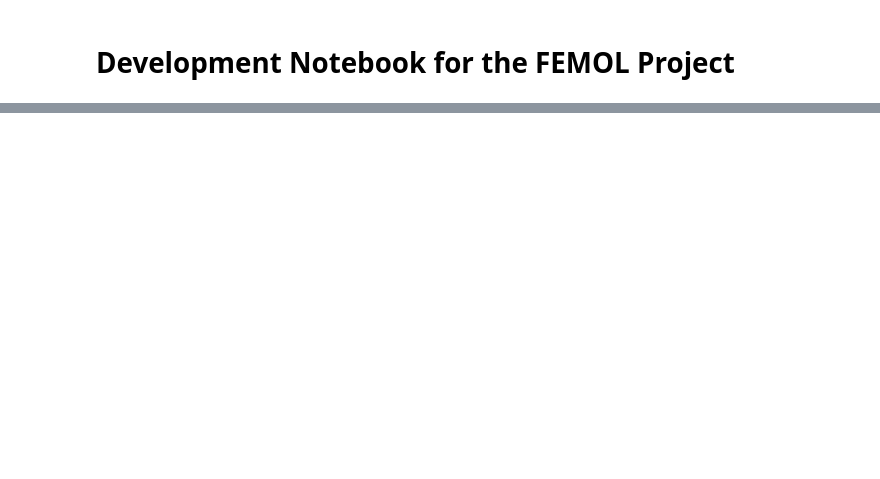
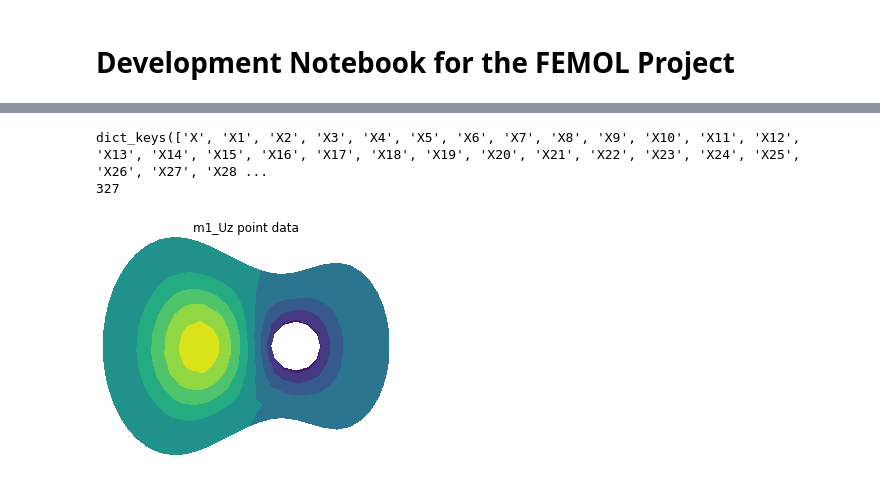
Before and after one commit to olivecha/FEMOL, a Jupyter notebook: DEV_Notebook.ipynb, the cells around one changed output, grey strips where cells are left out. Cells and saved outputs as stored; diff of their text form; code cells hidden in the pictures; blank space fills up the shorter version.

```diff
--- a/DEV_Notebook.ipynb
+++ b/DEV_Notebook.ipynb
@@ -135,0 +88,9 @@ mesh = SIMP.solve(vector_mac, save=True, plot=True, converge=0.05)
+# %%
+mesh = FEMOL.mesh.load_vtk('meshes_to_check/guitar_lcar05_T21_100_iter.vtk')
+print(mesh.cell_data.keys())
+print(mesh.N_ele)
+mesh.plot.point_data('m1_Uz')
+# %% [output]
+dict_keys(['X', 'X1', 'X2', 'X3', 'X4', 'X5', 'X6', 'X7', 'X8', 'X9', 'X10', 'X11', 'X12', 'X13', 'X14', 'X15', 'X16', 'X17', 'X18', 'X19', 'X20', 'X21', 'X22', 'X23', 'X24', 'X25', 'X26', 'X27', 'X28 ...
+327
+[figure, added]
```
Also changed, not shown: parts of 26 cells of this notebook, 10 other files.
